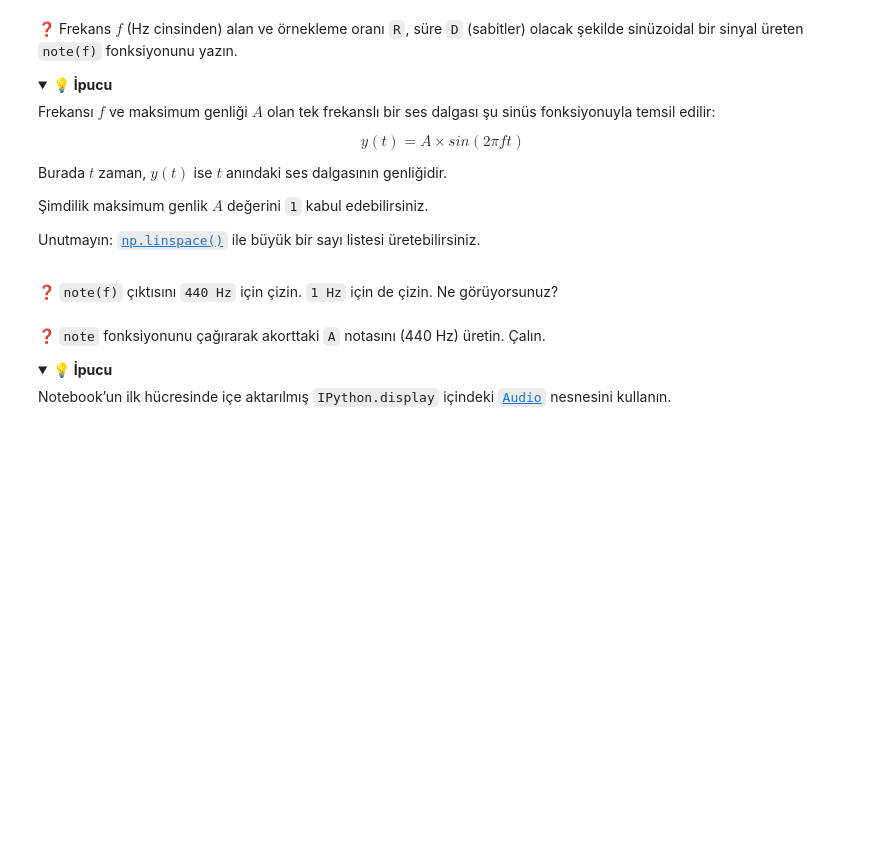
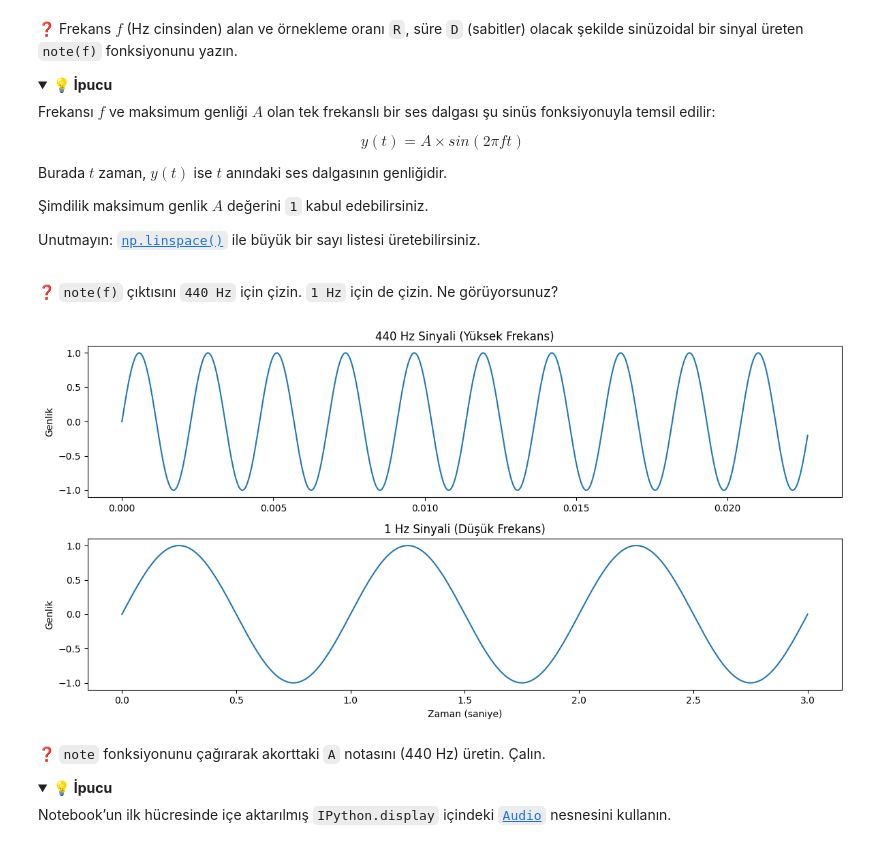
Before and after one commit to doganalperr/data-science-audio-processing, a Jupyter notebook: Recap.ipynb, the cells around one changed output. Drawn from its saved outputs; the diff is of its cells as text; code cells hidden in the pictures; folded sections open; blank space fills up the shorter version.

Commit message:
Ses sinyali analizi: note() fonksiyonu eklendi ve Majör akor FFT analizi yapıldı

```diff
--- a/Recap.ipynb
+++ b/Recap.ipynb
@@ -42,2 +43,11 @@ Unutmayın: [`np.linspace()`](https://numpy.org/doc/stable/reference/generated/n
+# %%
+def note(f):
+
+    t = np.linspace(0, D, R * D, endpoint=False)
+
+
+    y = np.sin(2 * np.pi * f * t)
+
+    return y
 # %% [markdown]
 ❓ `note(f)` çıktısını `440 Hz` için çizin. `1 Hz` için de çizin. Ne görüyorsunuz?
@@ -46,3 +54,30 @@ Unutmayın: [`np.linspace()`](https://numpy.org/doc/stable/reference/generated/n
+# %%
+
+signal_440 = note(440)
+signal_1 = note(1)
+
+
+t = np.linspace(0, D, R * D, endpoint=False)
+
+plt.figure(figsize=(12, 6))
+
+
+plt.subplot(2, 1, 1)
+plt.plot(t[:1000], signal_440[:1000]) # İlk 1000 örnek yaklaşık 0.02s yapar
+plt.title("440 Hz Sinyali (Yüksek Frekans)")
+plt.ylabel("Genlik")
+
+
+plt.subplot(2, 1, 2)
+plt.plot(t, signal_1)
+plt.title("1 Hz Sinyali (Düşük Frekans)")
+plt.xlabel("Zaman (saniye)")
+plt.ylabel("Genlik")
+
+plt.tight_layout()
+plt.show()
+# %% [output]
+[figure, added]
 # %% [markdown]
 ❓ `note` fonksiyonunu çağırarak akorttaki `A` notasını (440 Hz) üretin. Çalın.
 
```
Also changed, not shown: parts of 16 cells of this notebook.
